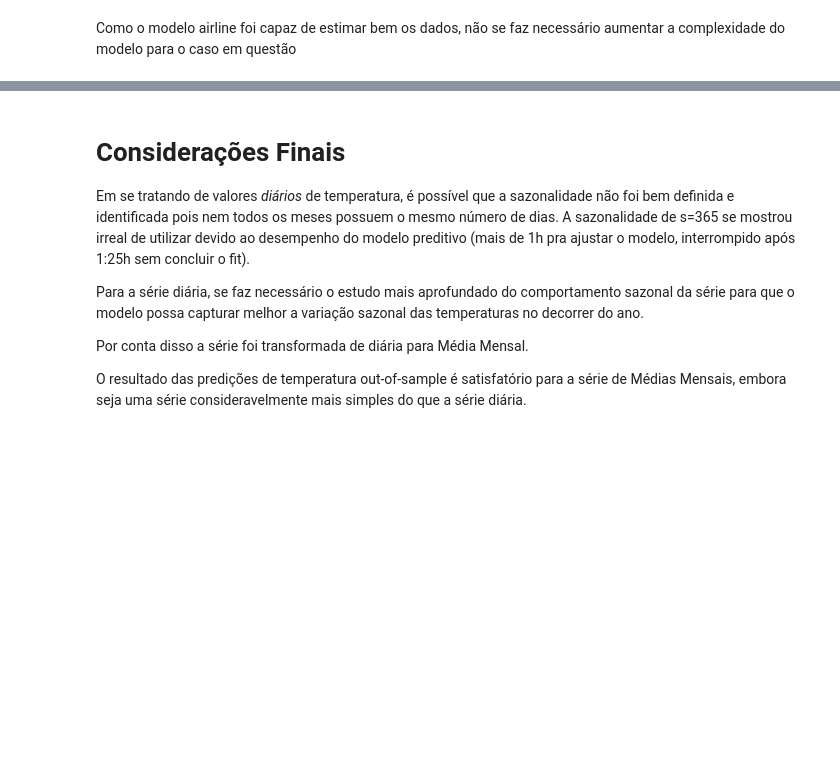
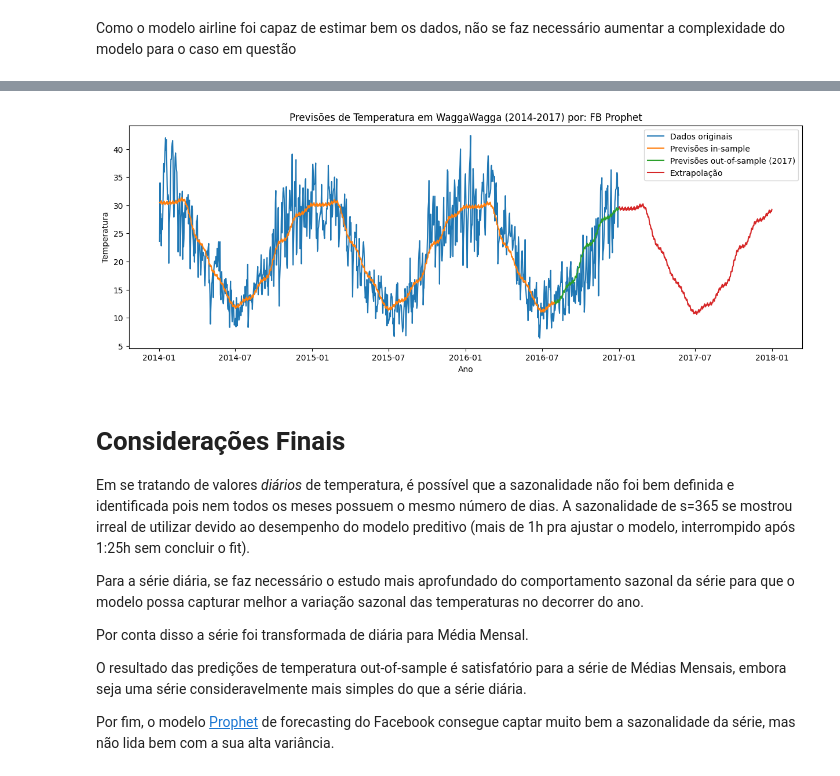
Before and after one commit to mstagomori/time_series, a Jupyter notebook: australia/australia_temperature_time_series_analysis.ipynb, the cells around one changed output, grey strips where cells are left out. Drawn from its saved outputs; the diff is of its cells as text; code cells hidden in the pictures; blank space fills up the shorter version.

```diff
--- a/australia/australia_temperature_time_series_analysis.ipynb
+++ b/australia/australia_temperature_time_series_analysis.ipynb
@@ -716,3 +757,23 @@ Como o modelo airline foi capaz de estimar bem os dados, não se faz necessário
+# %%
+previsao = forecast[['ds', 'yhat']]
+
+# Transforma a coluna ds de previsao em index e renomeia a coluna yhat por predicted_mean
+previsao.set_index('ds', inplace=True)
+previsao.rename(columns={'yhat': 'predicted_mean'}, inplace=True)
+
+# Plota os resultados
+plt.figure(figsize=(15, 5))
+plt.plot(df_filtered['temp'], label='Dados originais')
+plt.plot(previsao['2014-01-02':'2016-7-31'], label='Previsões in-sample')
+plt.plot(previsao['2016-7-31':'2017-01-01'], label='Previsões out-of-sample (2017)')
+plt.plot(previsao['2017-01-01':], label='Extrapolação')
+plt.xlabel('Ano')
+plt.ylabel('Temperatura')
+plt.title('Previsões de Temperatura em WaggaWagga (2014-2017) por: FB Prophet')
+plt.legend()
+plt.show()
+# %% [output]
+[figure, added]
 # %% [markdown]
 # Considerações Finais
 
@@ -723,3 +784,5 @@ Para a série diária, se faz necessário o estudo mais aprofundado do comportam
 Por conta disso a série foi transformada de diária para Média Mensal.
 
 O resultado das predições de temperatura out-of-sample é satisfatório para a série de Médias Mensais, embora seja uma série consideravelmente mais simples do que a série diária.
+
+Por fim, o modelo [Prophet](https://facebook.github.io/prophet/) de forecasting do Facebook consegue captar muito bem a sazonalidade da série, mas não lida bem com a sua alta variância.
```
Also changed, not shown: parts of 12 cells of this notebook.
